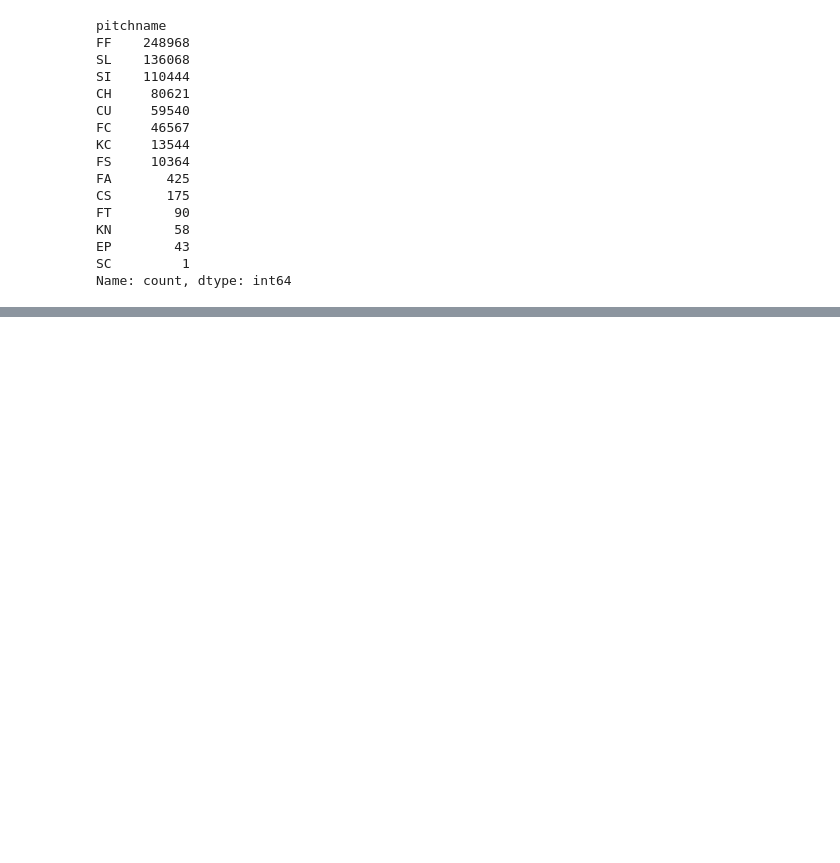
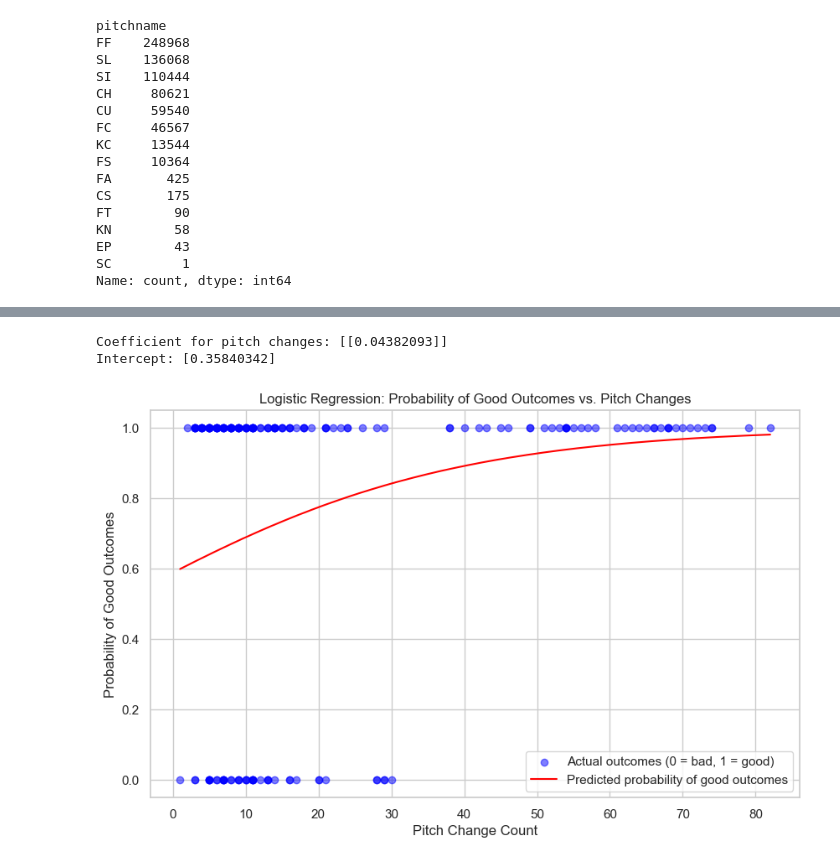
Before and after one commit to NathanG1en/baseball-research, a Jupyter notebook: Focused Visualizations.ipynb, the cells around one changed output, grey strips where cells are left out. Drawn from its saved outputs; the diff is of its cells as text; code cells hidden in the pictures; blank space fills up the shorter version.

```diff
--- a/Focused Visualizations.ipynb
+++ b/Focused Visualizations.ipynb
@@ -144,0 +167,2 @@ Name: count, dtype: int64
+# %%
+grouped_baseball_df = grouped_baseball_df[grouped_baseball_df["game_number"].isin(random_game_numbers)].copy()
@@ -144,0 +178,3 @@ Name: count, dtype: int64
+# %%
+# this is how I'm going to select the game number I want to filter through
+num = 11
@@ -144,0 +194,5 @@ Name: count, dtype: int64
+# %%
+good_results = ["C", "R", "F", "S", "X", "L", "W", "T", "M", "O"] # Just strikes and bad things for the batters
+# X = Hit into play (Oot) at the end of the day the batter is out so I'm counting it as a win
+
+bad_results = ["B", "D", "E", "*B", "D", "H", "P" ] # just balls and batters crushing it
@@ -144,0 +244,10 @@ Name: count, dtype: int64
+# %%
+def categorize_pitch_result(row):
+    if row["pitchresult"] in good_results:
+        return "good"
+    elif row["pitchresult"] in bad_results:
+        return "bad"
+    return "neutral"
+
+# Apply the categorization
+grouped_baseball_df["result_category"] = grouped_baseball_df.apply(categorize_pitch_result, axis=1)
@@ -144,0 +299,46 @@ Name: count, dtype: int64
+# %%
+from sklearn.linear_model import LogisticRegression
+
+# Define X (independent variable) and y (dependent variable)
+X = pitch_changes_outcomes_df["pitch_change_count"].values.reshape(-1, 1)
+y = (pitch_changes_outcomes_df["good_outcomes"] > pitch_changes_outcomes_df["bad_outcomes"]).astype(int)  # 1 if more good outcomes, 0 otherwise
+
+# Fit logistic regression
+model = LogisticRegression()
+model.fit(X, y)
+
+# Check the coefficient to see the relationship
+print("Coefficient for pitch changes:", model.coef_)
+print("Intercept:", model.intercept_)
+# %% [output]
+Coefficient for pitch changes: [[0.04382093]]
+Intercept: [0.35840342]
+# %%
+# I'm redoing the Logistic Regression here
+X = pitch_changes_outcomes_df["pitch_change_count"].values.reshape(-1, 1)
+y = (pitch_changes_outcomes_df["good_outcomes"] > pitch_changes_outcomes_df["bad_outcomes"]).astype(int)
+
+# Fit logistic regression
+model = LogisticRegression()
+model.fit(X, y)
+# ------------------------------------
+
+# Create an array of values for pitch changes to plot against
+X_test = np.linspace(X.min(), X.max(), 300).reshape(-1, 1)
+
+# Predict probabilities using the logistic regression model
+y_prob = model.predict_proba(X_test)[:, 1]  # Probability of more good outcomes
+
+# Plotting
+plt.figure(figsize=(10, 6))
+plt.scatter(X, y, color='blue', label='Actual outcomes (0 = bad, 1 = good)', alpha=0.5)
+plt.plot(X_test, y_prob, color='red', label='Predicted probability of good outcomes')
+
+plt.xlabel('Pitch Change Count')
+plt.ylabel('Probability of Good Outcomes')
+plt.title('Logistic Regression: Probability of Good Outcomes vs. Pitch Changes')
+plt.legend()
+plt.grid(True)
+plt.show()
+# %% [output]
+[figure, added]
```
Also changed, not shown: parts of 15 cells of this notebook, 1 other file.
